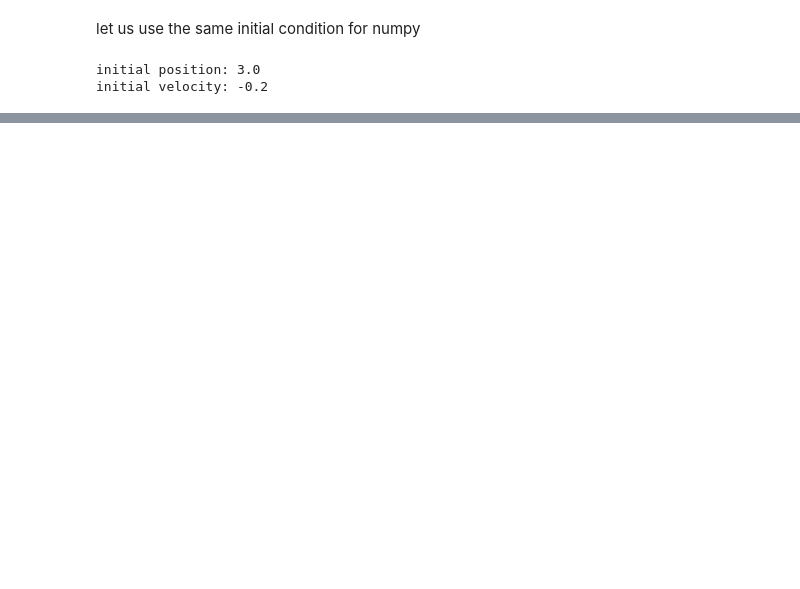
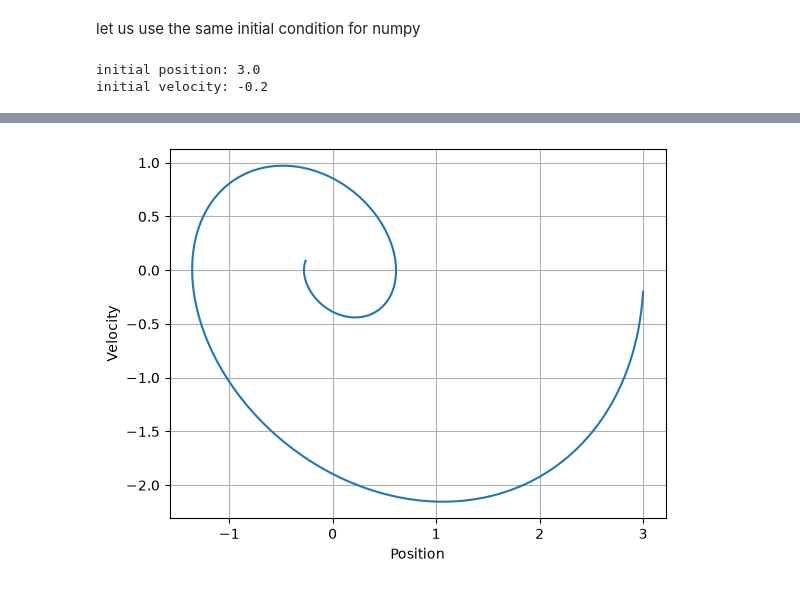
Before and after one commit to itsyuen/learning, a Jupyter notebook: matlab_python/g07_python_numpy_matplot.ipynb, the cells around one changed output, grey strips where cells are left out. Cells and saved outputs as stored; diff of their text form; code cells hidden in the pictures; blank space fills up the shorter version.

```diff
--- a/matlab_python/g07_python_numpy_matplot.ipynb
+++ b/matlab_python/g07_python_numpy_matplot.ipynb
@@ -289,0 +346,9 @@ fixed time step of 0.01 having 1001 steps
+# %%
+plt.plot(x[0, :], x[1, :])
+
+plt.xlabel("Position")
+plt.ylabel("Velocity")
+plt.grid()
+plt.show()
+# %% [output]
+[figure, added]
```
Also changed, not shown: parts of 10 cells of this notebook, 4 other files.
